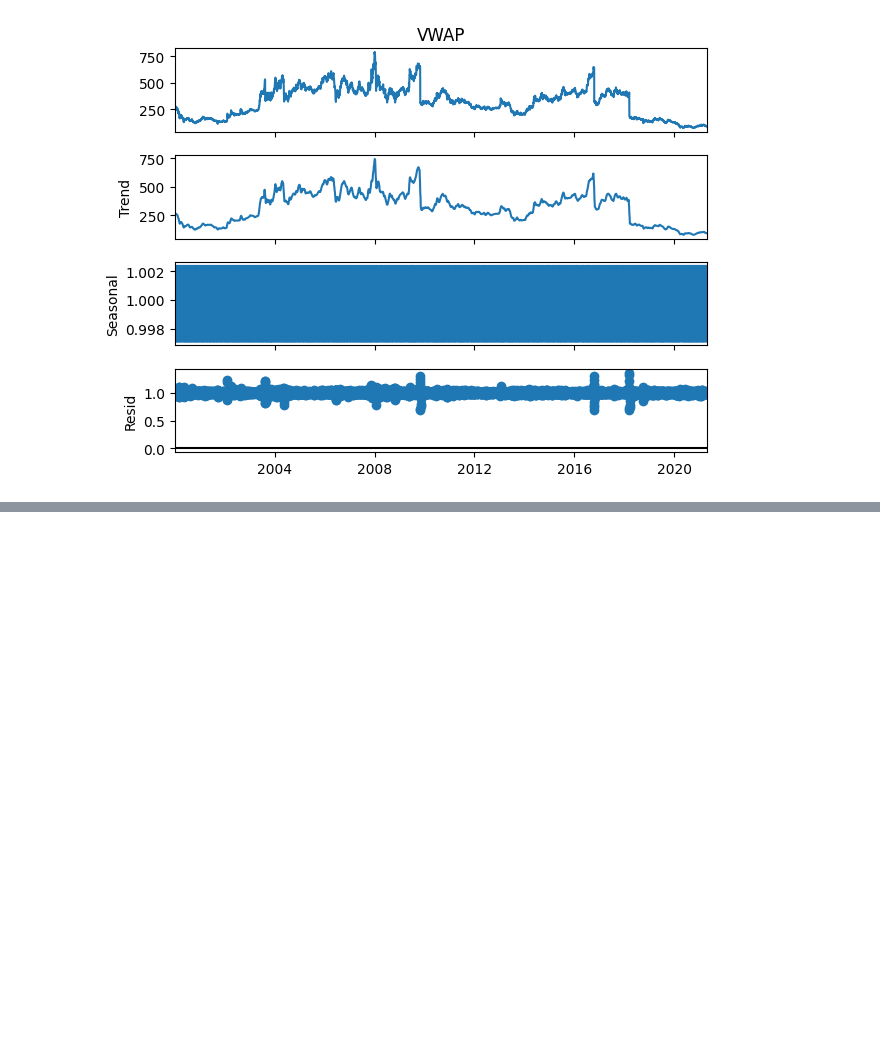
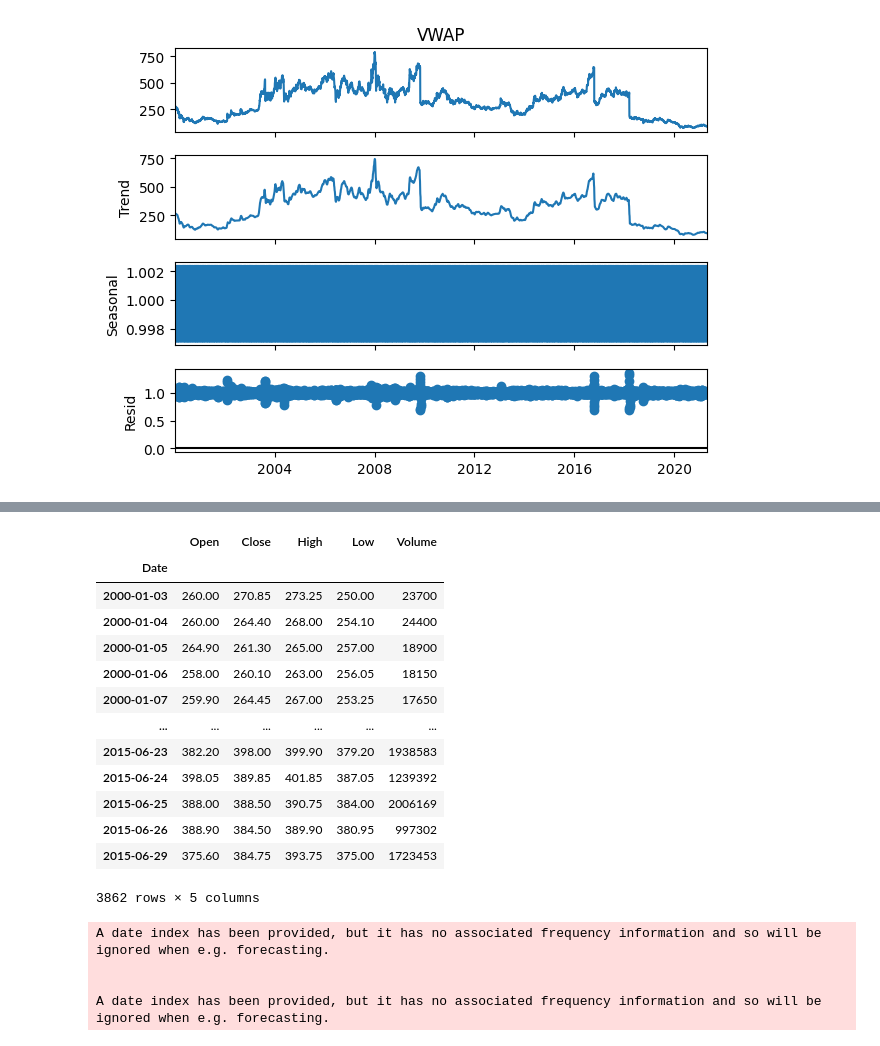
Before and after one commit to KOWSALYAAARU/test_app, a Jupyter notebook: Case_study_2.ipynb, the cells around one changed output, grey strips where cells are left out. Cells and saved outputs as stored; diff of their text form; code cells hidden in the pictures; blank space fills up the shorter version.

```diff
--- a/Case_study_2.ipynb
+++ b/Case_study_2.ipynb
@@ -262,0 +551,32 @@ test = df_f[df_f['Date'] >= '2015-06-30']
+# %%
+#### time series forecasting with more than 2 variables
+ex_train = train[['Open','Close','High','Low','Volume']]
+ex_test = test[['Open','Close','High','Low','Volume']]
+# %%
+ex_train
+# %% [output]
+|  | Open | Close | High | Low | Volume |
+| Date |  |  |  |  |  |
+| 2000-01-03 | 260.00 | 270.85 | 273.25 | 250.00 | 23700 |
+| 2000-01-04 | 260.00 | 264.40 | 268.00 | 254.10 | 24400 |
+| 2000-01-05 | 264.90 | 261.30 | 265.00 | 257.00 | 18900 |
+| 2000-01-06 | 258.00 | 260.10 | 263.00 | 256.05 | 18150 |
+| 2000-01-07 | 259.90 | 264.45 | 267.00 | 253.25 | 17650 |
+| ... | ... | ... | ... | ... | ... |
+| 2015-06-23 | 382.20 | 398.00 | 399.90 | 379.20 | 1938583 |
+| 2015-06-24 | 398.05 | 389.85 | 401.85 | 387.05 | 1239392 |
+| 2015-06-25 | 388.00 | 388.50 | 390.75 | 384.00 | 2006169 |
+| 2015-06-26 | 388.90 | 384.50 | 389.90 | 380.95 | 997302 |
+| 2015-06-29 | 375.60 | 384.75 | 393.75 | 375.00 | 1723453 |
+3862 rows × 5 columns
+# %%
+import statsmodels.api as sm
+for param in pdq:
+  model = sm.tsa.statespace.SARIMAX(train_df,order = param, exog = ex_train, seasonal_order = (0,1,1,12))
+  result_sarima = model.fit()
+  print(f'SARIMA{param} - AIC: {result_sarima.aic}')
+# %% [output]
+A date index has been provided, but it has no associated frequency information and so will be ignored when e.g. forecasting.
+
+
+A date index has been provided, but it has no associated frequency information and so will be ignored when e.g. forecasting.
```
Also changed, not shown: parts of 25 cells of this notebook.
